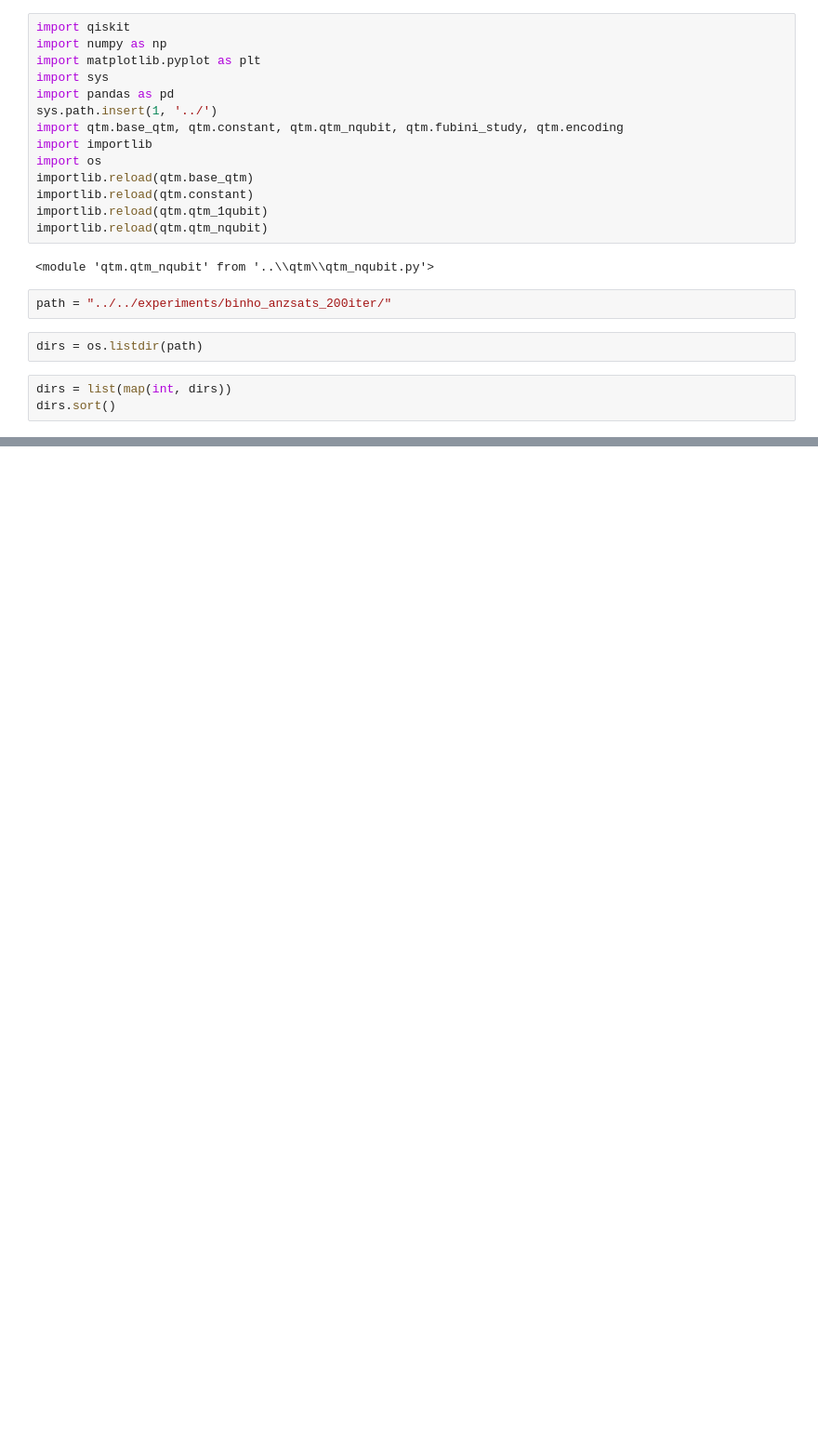
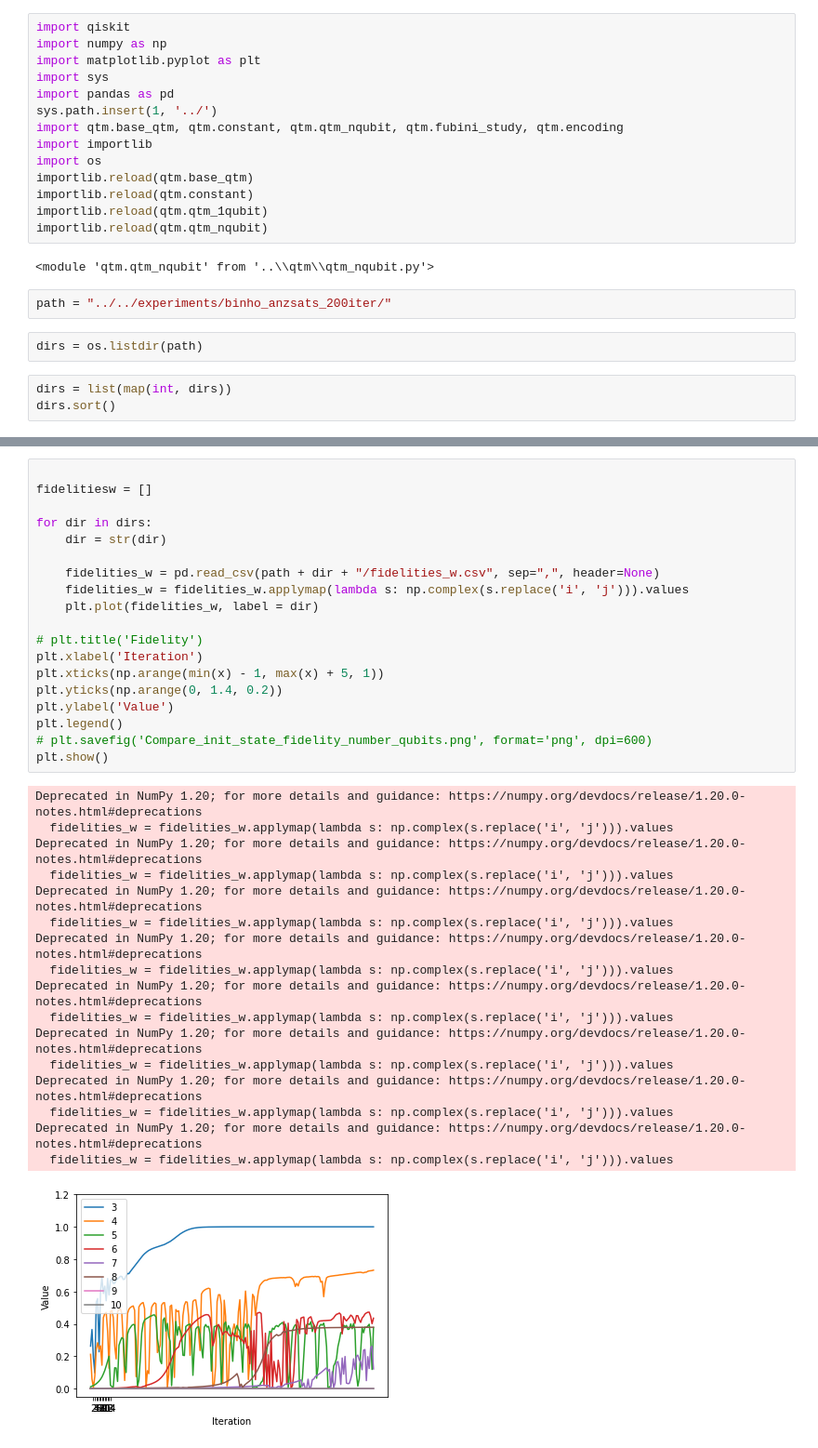
Before and after one commit to vutuanhai237/UC-VQA, a Jupyter notebook: codes/binho_anzsats/plot_compare_init_state.ipynb, the cells around one changed output, grey strips where cells are left out. Shown at 93% size. Drawn from its saved outputs; the diff is of its cells as text; blank space fills up the shorter version.

```diff
--- a/codes/binho_anzsats/plot_compare_init_state.ipynb
+++ b/codes/binho_anzsats/plot_compare_init_state.ipynb
@@ -143,0 +180,37 @@ Deprecated in NumPy 1.20; for more details and guidance: https://numpy.org/devdo
+# %%
+
+fidelitiesw = []
+
+for dir in dirs:
+    dir = str(dir)
+
+    fidelities_w = pd.read_csv(path + dir + "/fidelities_w.csv", sep=",", header=None)
+    fidelities_w = fidelities_w.applymap(lambda s: np.complex(s.replace('i', 'j'))).values
+    plt.plot(fidelities_w, label = dir)
+
+# plt.title('Fidelity')
+plt.xlabel('Iteration')
+plt.xticks(np.arange(min(x) - 1, max(x) + 5, 1))
+plt.yticks(np.arange(0, 1.4, 0.2))
+plt.ylabel('Value')
+plt.legend()
+# plt.savefig('Compare_init_state_fidelity_number_qubits.png', format='png', dpi=600)
+plt.show()
+# %% [output]
+Deprecated in NumPy 1.20; for more details and guidance: https://numpy.org/devdocs/release/1.20.0-notes.html#deprecations
+  fidelities_w = fidelities_w.applymap(lambda s: np.complex(s.replace('i', 'j'))).values
+Deprecated in NumPy 1.20; for more details and guidance: https://numpy.org/devdocs/release/1.20.0-notes.html#deprecations
+  fidelities_w = fidelities_w.applymap(lambda s: np.complex(s.replace('i', 'j'))).values
+Deprecated in NumPy 1.20; for more details and guidance: https://numpy.org/devdocs/release/1.20.0-notes.html#deprecations
+  fidelities_w = fidelities_w.applymap(lambda s: np.complex(s.replace('i', 'j'))).values
+Deprecated in NumPy 1.20; for more details and guidance: https://numpy.org/devdocs/release/1.20.0-notes.html#deprecations
+  fidelities_w = fidelities_w.applymap(lambda s: np.complex(s.replace('i', 'j'))).values
+Deprecated in NumPy 1.20; for more details and guidance: https://numpy.org/devdocs/release/1.20.0-notes.html#deprecations
+  fidelities_w = fidelities_w.applymap(lambda s: np.complex(s.replace('i', 'j'))).values
+Deprecated in NumPy 1.20; for more details and guidance: https://numpy.org/devdocs/release/1.20.0-notes.html#deprecations
+  fidelities_w = fidelities_w.applymap(lambda s: np.complex(s.replace('i', 'j'))).values
+Deprecated in NumPy 1.20; for more details and guidance: https://numpy.org/devdocs/release/1.20.0-notes.html#deprecations
+  fidelities_w = fidelities_w.applymap(lambda s: np.complex(s.replace('i', 'j'))).values
+Deprecated in NumPy 1.20; for more details and guidance: https://numpy.org/devdocs/release/1.20.0-notes.html#deprecations
+  fidelities_w = fidelities_w.applymap(lambda s: np.complex(s.replace('i', 'j'))).values
+[figure, added]
```
Also changed, not shown: parts of 5 cells of this notebook, 2 other files.
